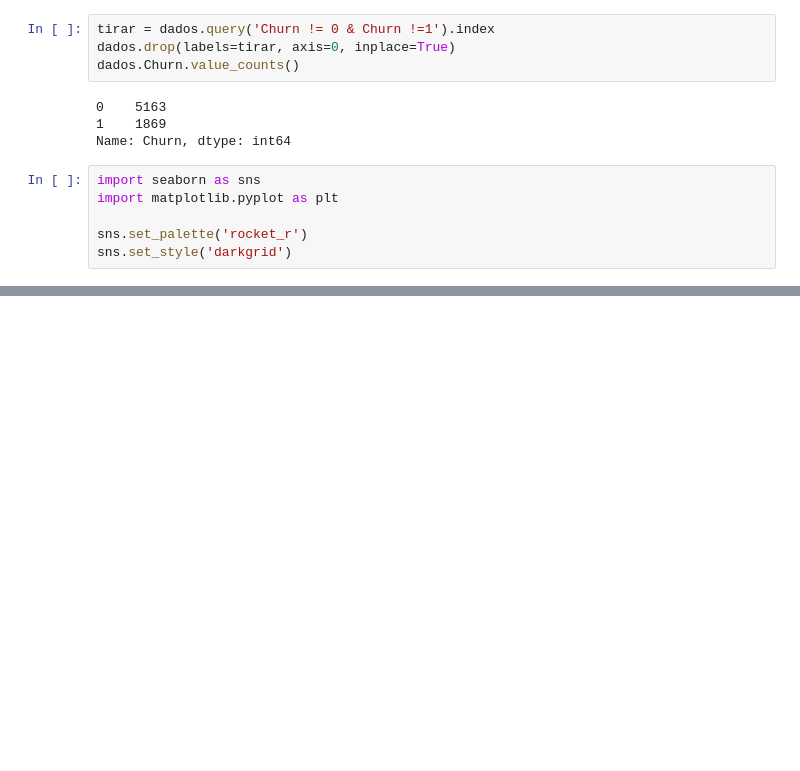
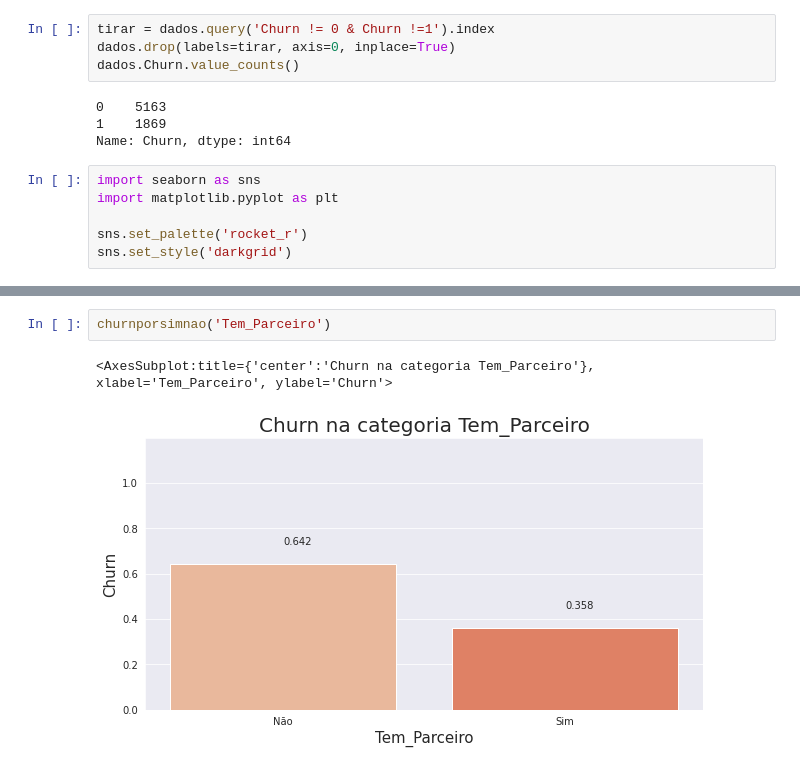
Before and after one commit to lalianza/portfolio, a Jupyter notebook: alura-desafio.ipynb, the cells around one changed output, grey strips where cells are left out. Saved outputs shown, nothing was run; the diff lists cells and outputs as text; blank space fills up the shorter version.

```diff
--- a/alura-desafio.ipynb
+++ b/alura-desafio.ipynb
@@ -305,0 +327,5 @@ ax
+# %%
+churnporsimnao('Tem_Parceiro')
+# %% [output]
+<AxesSubplot:title={'center':'Churn na categoria Tem_Parceiro'}, xlabel='Tem_Parceiro', ylabel='Churn'>
+[figure, added]
```
Also changed, not shown: parts of 30 cells of this notebook.
